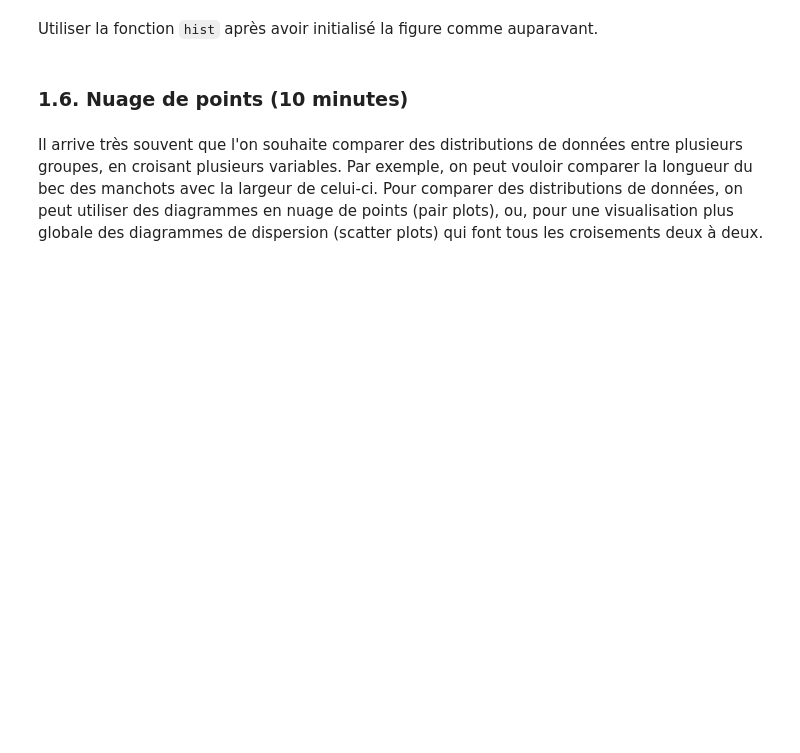
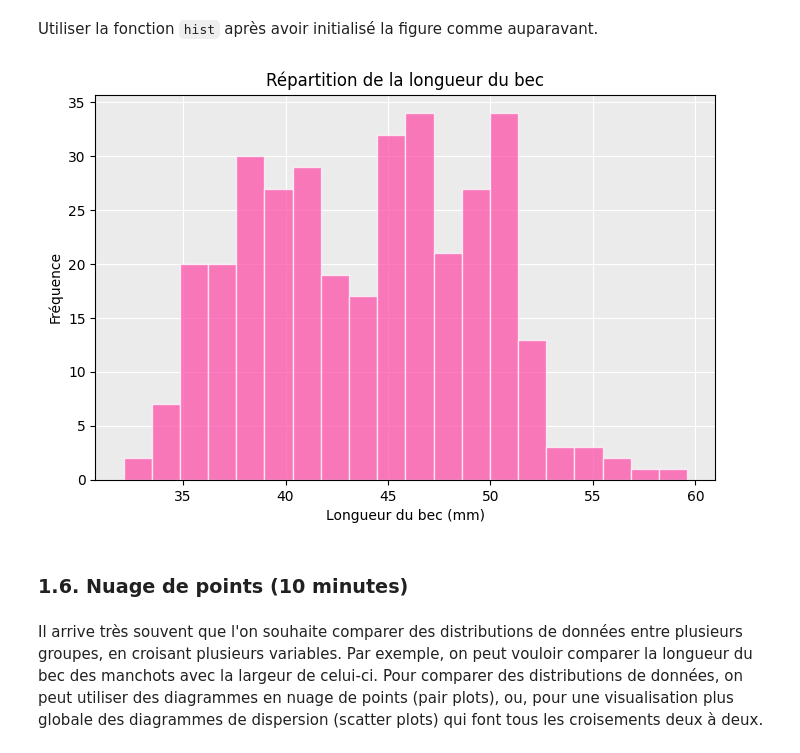
Before and after one commit to iinnesperado/ihm-tme, a Jupyter notebook: TME-ihm-data-viz/ai2d-tme-data-viz-RuizBravo-Rahaoui.ipynb, the cells around one changed output. Saved outputs shown, nothing was run; the diff lists cells and outputs as text; code cells hidden in the pictures; blank space fills up the shorter version.

Commit message:
grid problem solved + hist done

```diff
--- a/TME-ihm-data-viz/ai2d-tme-data-viz-RuizBravo-Rahaoui.ipynb
+++ b/TME-ihm-data-viz/ai2d-tme-data-viz-RuizBravo-Rahaoui.ipynb
@@ -167,6 +167,11 @@ ad = plt.subplot(223, facecolor='#EBEBEB')
 gd = plt.subplot(224, sharey=ad, facecolor='#EBEBEB')
 
 al.grid(color='white')
+ad.grid(color='white')
+gl.grid(color='white')
+gd.grid(color='white')
+plt.rc('axes',axisbelow=True)
+
 # bill_length_mm
 al.scatter(adelieF.index, adelieF["bill_length_mm"], label="Female", c='xkcd:barbie pink')
 al.scatter(adelieM.index, adelieM["bill_length_mm"], label="Male", c='xkcd:marine blue')
@@ -207,6 +212,21 @@ C'est la première option que nous allons explorer dans cette section, pour obte
 <img src="histo.png">
 # %% [markdown]
 Utiliser la fonction `hist` après avoir initialisé la figure comme auparavant.
+# %%
+plt.figure(figsize=(8,5), dpi=100)
+
+length, frec = np.unique(penguins['bill_length_mm'].round(), return_counts=True)
+ax = plt.subplot(111)
+ax.hist(penguins['bill_length_mm'], bins=20, color='xkcd:barbie pink', alpha=0.7, edgecolor='white')
+ax.set_facecolor('#EBEBEB')
+plt.rc('axes',axisbelow=True)
+ax.grid(color='white')
+plt.xlabel("Longueur du bec (mm)")
+plt.ylabel("Fréquence")
+
+plt.show()
+# %% [output]
+[figure, added]
 # %% [markdown]
 ### 1.6. Nuage de points (10 minutes)
 # %% [markdown]
```
